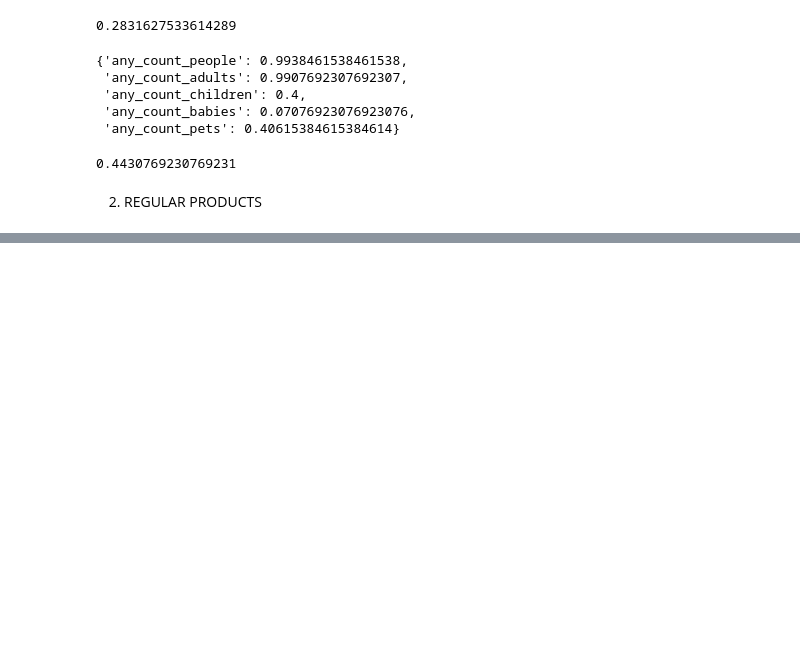
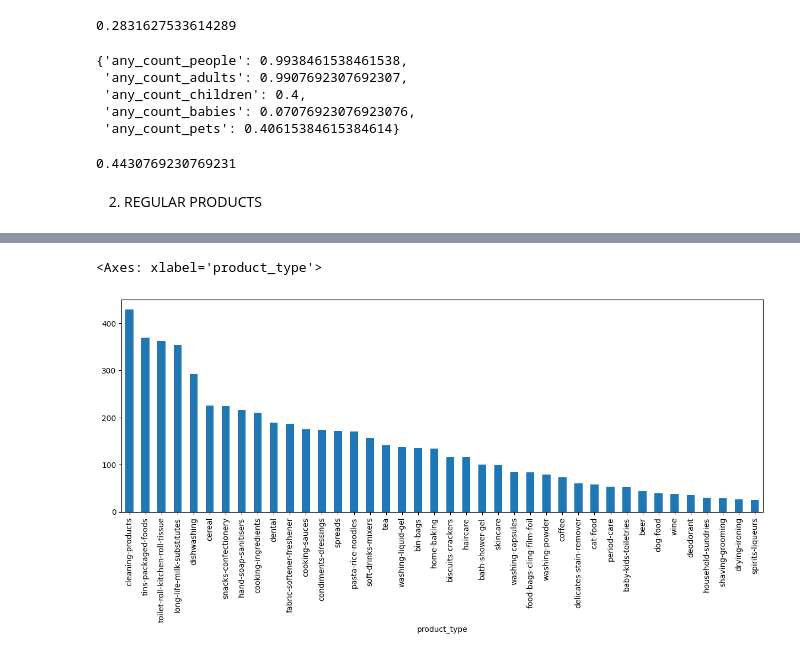
Before and after one commit to Zrive/zrive-ds, a Jupyter notebook: src/module_2/module_2_eda.ipynb, the cells around one changed output, grey strips where cells are left out. Cells and saved outputs as stored; diff of their text form; code cells hidden in the pictures; blank space fills up the shorter version.

```diff
--- a/src/module_2/module_2_eda.ipynb
+++ b/src/module_2/module_2_eda.ipynb
@@ -97,3 +97,6 @@ d
 0.4430769230769231
 # %% [markdown]
 2. REGULAR PRODUCTS
+# %%
+regulars_df = regulars.merge(inventory, on='variant_id', how='left')
+regulars_df.head()
@@ -99,0 +110,3 @@ d
+# %%
+clean_regular = regulars_df.dropna()
+clean_regular.info()
@@ -99,0 +129,5 @@ d
+# %%
+clean_regular.groupby(['product_type'])['user_id'].nunique().sort_values(ascending=False).head(40).plot(kind='bar', figsize=(15,5))
+# %% [output]
+<Axes: xlabel='product_type'>
+[figure, added]
```
Also changed, not shown: parts of 22 cells of this notebook.
